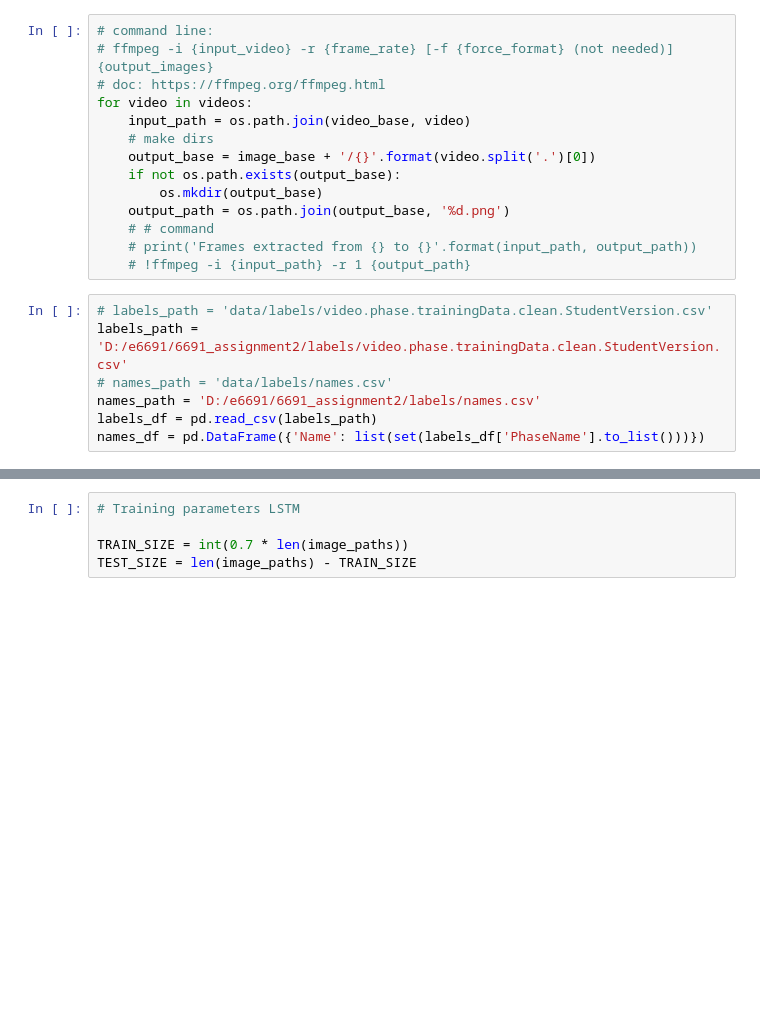
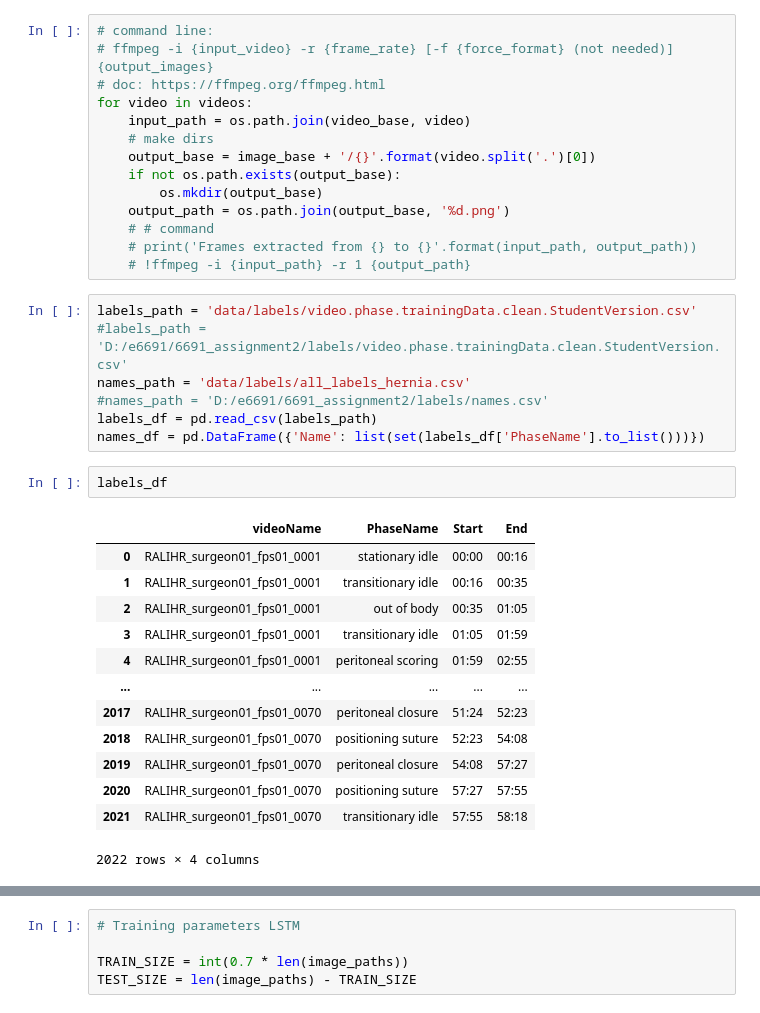
Before and after one commit to harrypotter1501/sv-rcnet, a Jupyter notebook: svcr_t.ipynb, the cells around one changed output, grey strips where cells are left out. Drawn from its saved outputs; the diff is of its cells as text; blank space fills up the shorter version.

```diff
--- a/svcr_t.ipynb
+++ b/svcr_t.ipynb
@@ -53,12 +53,28 @@ for video in videos:
     # print('Frames extracted from {} to {}'.format(input_path, output_path))
     # !ffmpeg -i {input_path} -r 1 {output_path}
 # %%
-# labels_path = 'data/labels/video.phase.trainingData.clean.StudentVersion.csv'
-labels_path = 'D:/e6691/6691_assignment2/labels/video.phase.trainingData.clean.StudentVersion.csv'
-# names_path = 'data/labels/names.csv'
-names_path = 'D:/e6691/6691_assignment2/labels/names.csv'
+labels_path = 'data/labels/video.phase.trainingData.clean.StudentVersion.csv'
+#labels_path = 'D:/e6691/6691_assignment2/labels/video.phase.trainingData.clean.StudentVersion.csv'
+names_path = 'data/labels/all_labels_hernia.csv'
+#names_path = 'D:/e6691/6691_assignment2/labels/names.csv'
 labels_df = pd.read_csv(labels_path)
 names_df = pd.DataFrame({'Name': list(set(labels_df['PhaseName'].to_list()))})
+# %%
+labels_df
+# %% [output]
+|  | videoName | PhaseName | Start | End |
+| 0 | RALIHR_surgeon01_fps01_0001 | stationary idle | 00:00 | 00:16 |
+| 1 | RALIHR_surgeon01_fps01_0001 | transitionary idle | 00:16 | 00:35 |
+| 2 | RALIHR_surgeon01_fps01_0001 | out of body | 00:35 | 01:05 |
+| 3 | RALIHR_surgeon01_fps01_0001 | transitionary idle | 01:05 | 01:59 |
+| 4 | RALIHR_surgeon01_fps01_0001 | peritoneal scoring | 01:59 | 02:55 |
+| ... | ... | ... | ... | ... |
+| 2017 | RALIHR_surgeon01_fps01_0070 | peritoneal closure | 51:24 | 52:23 |
+| 2018 | RALIHR_surgeon01_fps01_0070 | positioning suture | 52:23 | 54:08 |
+| 2019 | RALIHR_surgeon01_fps01_0070 | peritoneal closure | 54:08 | 57:27 |
+| 2020 | RALIHR_surgeon01_fps01_0070 | positioning suture | 57:27 | 57:55 |
+| 2021 | RALIHR_surgeon01_fps01_0070 | transitionary idle | 57:55 | 58:18 |
+2022 rows × 4 columns
 # %%
 prepare_images(video_base, image_base, labels_df, names_df, 'png')
 # %% [output]
```
Also changed, not shown: parts of 13 cells of this notebook, 4 other files.
